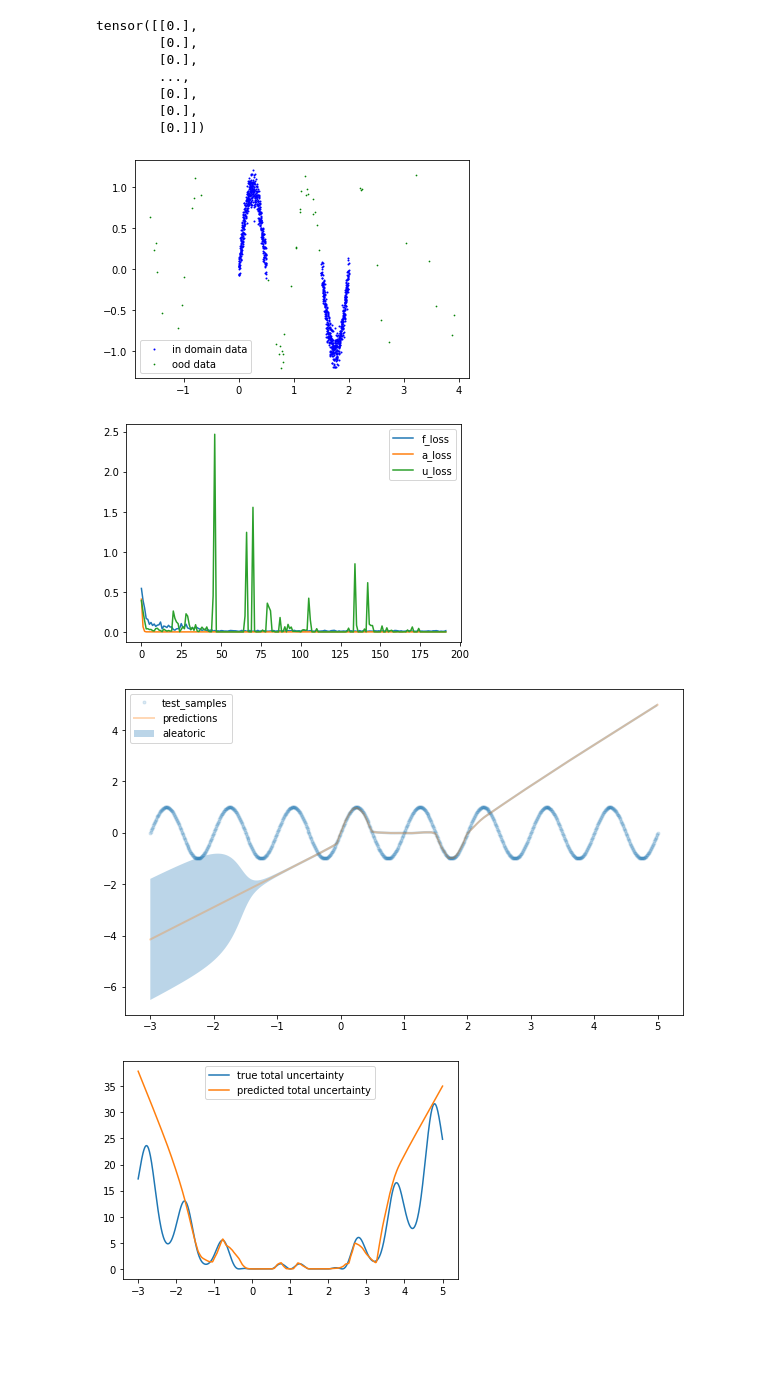
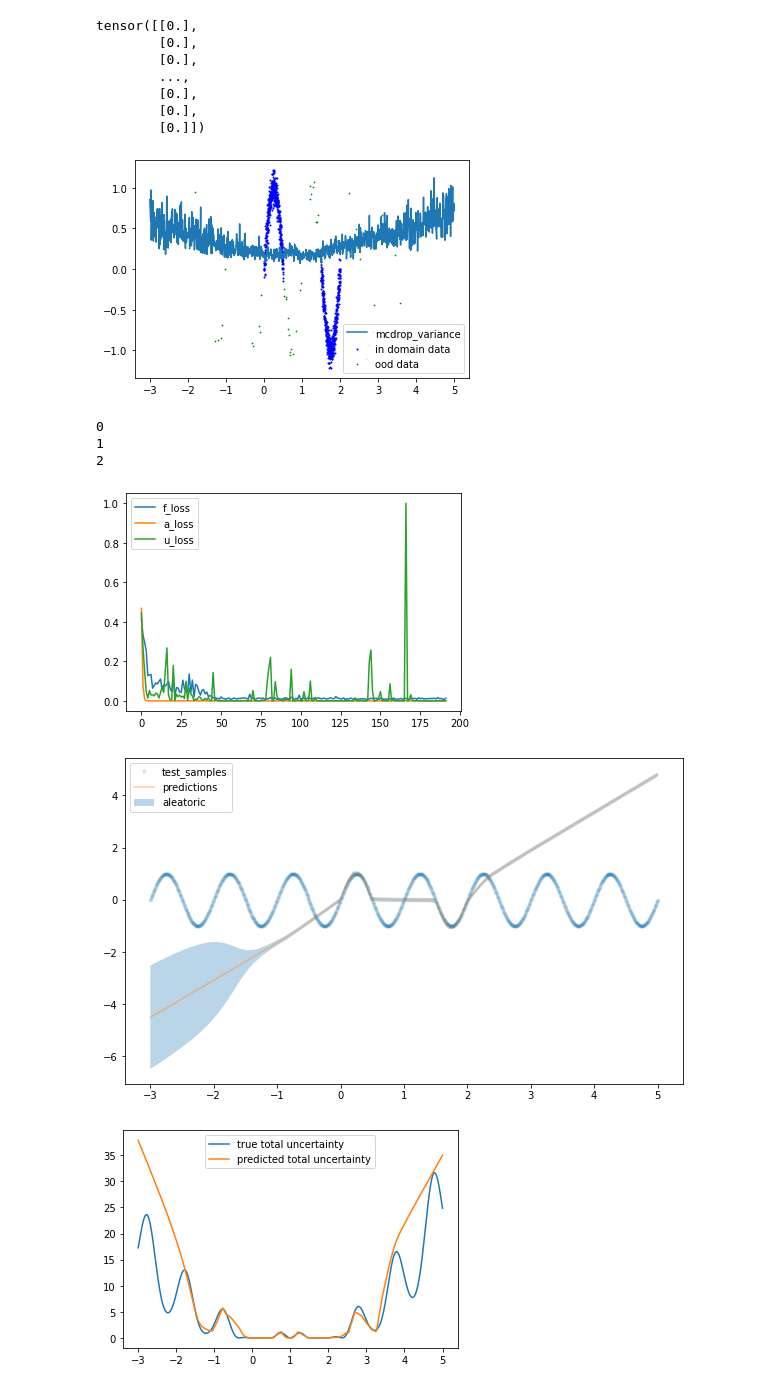
Before and after one commit to MJ10/DEUP, a Jupyter notebook: notebooks/uncertainty_estimation.ipynb, the cells around one changed output. Saved outputs shown, nothing was run; the diff lists cells and outputs as text; code cells hidden in the pictures; blank space fills up the shorter version.

```diff
--- a/notebooks/uncertainty_estimation.ipynb
+++ b/notebooks/uncertainty_estimation.ipynb
@@ -41,7 +38,7 @@ def generate_data(n=1024, sep=1):
 x, y, y2, x_test, y_test, ood_x, ood_y = generate_data()
 # %%
 density_estimator = CVKernelDensityEstimator(use_log_density=False)
-features = 'xD'
+features = 'xDv'
 networks = {'a_predictor': create_network(1, 1, 64, 'tanh', True),
             'e_predictor': create_network(len(features), 1, 128, 'relu', True, 3),
             'f_predictor': create_network(1, 1, 64, 'relu', False)
@@ -51,17 +48,23 @@ optimizers = {'a_optimizer': create_optimizer(networks['a_predictor'], 1e-2),
               'e_optimizer': create_optimizer(networks['e_predictor'], 1e-3),
               'f_optimizer': create_optimizer(networks['f_predictor'], 1e-3)
               }
+mcdrop_network = create_network(1, 1, 64, dropout_prob=0.5)
+mcdrop_optimizer = create_optimizer(mcdrop_network, 1e-3)
+var_model = MCDropout(x, y, mcdrop_network, mcdrop_optimizer)
+variance_source = VarianceSource(var_model, num_samples=10)
 
 model = EpistemicPredictor(train_X=x,
                            train_Y=y,
                            networks=networks,
                            optimizers=optimizers,
                            density_estimator=density_estimator,
+                           variance_source=variance_source,
                            train_Y_2=y2,
                            ood_X=ood_x,
                            ood_Y=ood_y,
                            bounds=(-2, 5),
                            features=features)
+variance_source.fit()
 # %%
 model.pretrain_density_estimator(x)
 # %%
@@ -77,24 +80,30 @@ tensor([[0.],
 # %%
 plt.scatter(x, y, color='b', s=1, label='in domain data')
 plt.scatter(ood_x, ood_y, color='g', s=.5, label='ood data')
 try:
     plt.plot(x_test, density_estimator.score_samples(x_test), label='density')
 except:
     pass
+plt.plot(x_test, variance_source.score_samples(x_test), label='mcdrop_variance')
 # plt.plot(x_test, model.distance_estimator.score_samples(x_test), label='distance')
 
 plt.legend()
 plt.show()
 # %% [output]
-[figure, old version]
+[figure, new version]
 # %%
 epochs = 3
 losses = {'a': [], 'e': [], 'f': []}
 
 for i in range(epochs):
+    print(i)
     new_losses = model.fit()
     for key in 'afe':
         losses[key].extend(new_losses[key])
+# %% [output]
+0
+1
+2
 # %%
 plt.plot(losses['f'], label='f_loss')
 plt.plot(losses['a'], label='a_loss')
@@ -102,7 +111,7 @@ plt.plot(losses['e'], label='u_loss')
 plt.legend()
 plt.show()
 # %% [output]
-[figure, old version]
+[figure, new version]
 # %%
 predictions = networks['f_predictor'](x_test).detach().numpy().ravel()
 # %%
@@ -136,7 +145,7 @@ plt.show()
 
 total_uncertainty = epistemic_u + aleatoric_u
 # %% [output]
-[figure, old version]
+[figure, new version]
 # %%
 plt.plot(x_test, exp_total_uncertainty, label='true total uncertainty')
 plt.plot(x_test, total_uncertainty, label='predicted total uncertainty')
```
Also changed, not shown: parts of 2 cells of this notebook, 3 other files.
